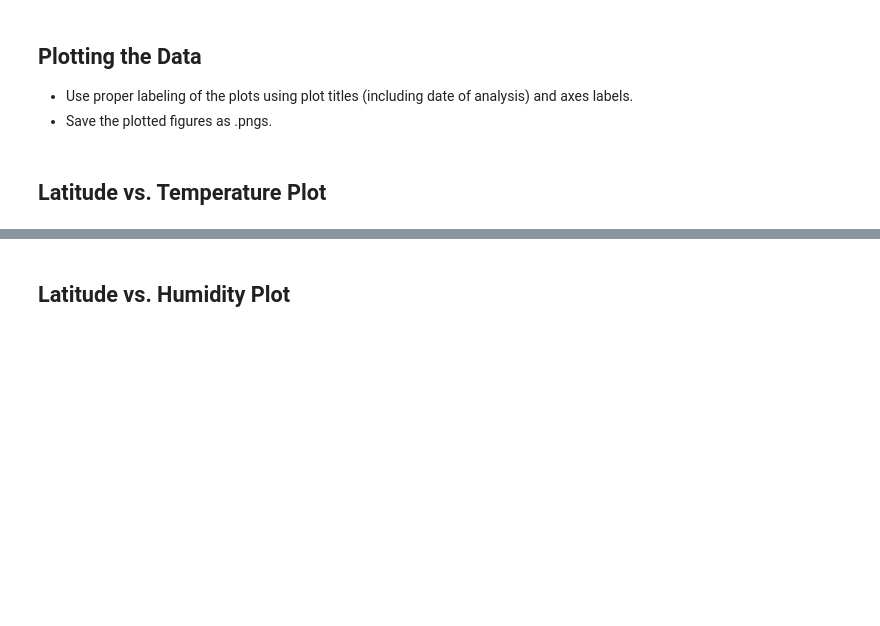
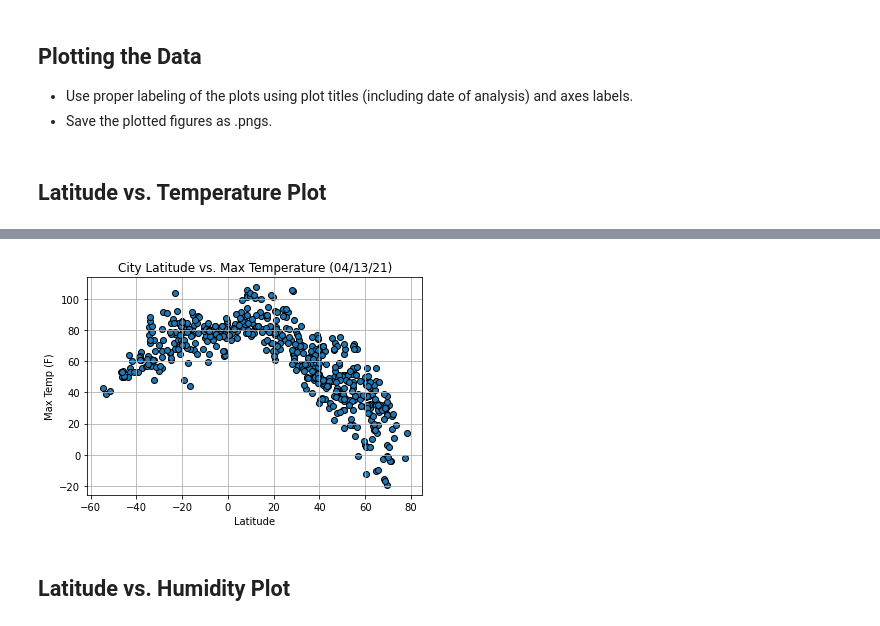
Before and after one commit to SyFlores/python-api-challenge, a Jupyter notebook: WeatherPy/WeatherPy.ipynb, the cells around one changed output, grey strips where cells are left out. Drawn from its saved outputs; the diff is of its cells as text; code cells hidden in the pictures; blank space fills up the shorter version.

Commit message:
Added scatter plots showing relationships against latitude.

```diff
--- a/WeatherPy/WeatherPy.ipynb
+++ b/WeatherPy/WeatherPy.ipynb
@@ -195,2 +195,11 @@ clean_weather_df.describe()
+# %%
+plt.scatter(clean_weather_df["Lat"], clean_weather_df["Max Temp"], edgecolors = "black")
+plt.title("City Latitude vs. Max Temperature (04/13/21)")
+plt.xlabel("Latitude")
+plt.ylabel("Max Temp (F)")
+plt.grid()
+plt.show();
+# %% [output]
+[figure, added]
 # %% [markdown]
 ## Latitude vs. Humidity Plot
```
Also changed, not shown: parts of 15 cells of this notebook, 1 other file.
